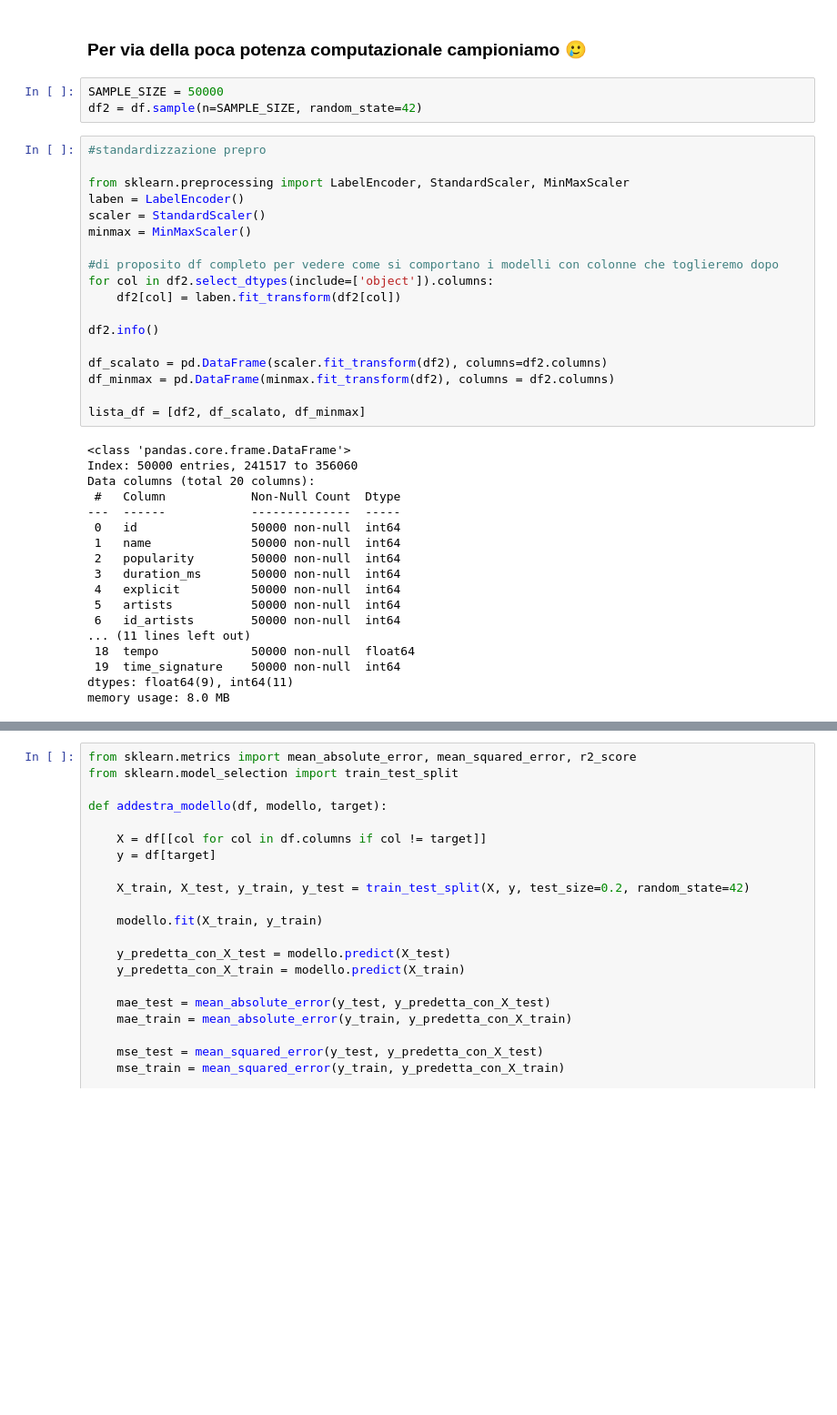
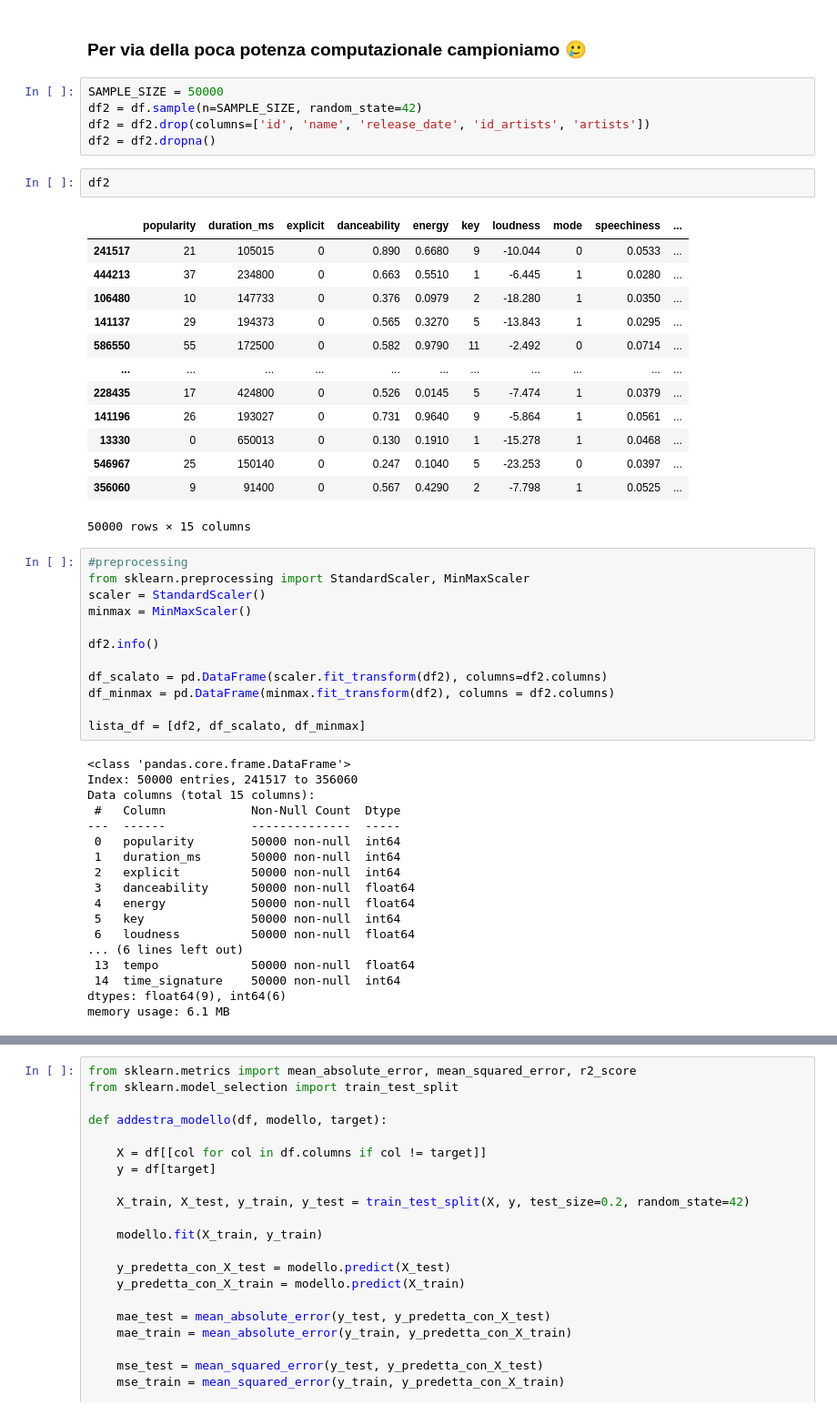
Before and after one commit to raffaeleciccarone/machine_learning_project, a Jupyter notebook: spotify_machinelearning_notebok.ipynb, the cells around one changed output, grey strips where cells are left out. Shown at 91% size. Drawn from its saved outputs; the diff is of its cells as text; blank space fills up the shorter version.

```diff
--- a/spotify_machinelearning_notebok.ipynb
+++ b/spotify_machinelearning_notebok.ipynb
@@ -32,17 +32,29 @@ memory usage: 89.5+ MB
 # %%
 SAMPLE_SIZE = 50000
 df2 = df.sample(n=SAMPLE_SIZE, random_state=42)
+df2 = df2.drop(columns=['id', 'name', 'release_date', 'id_artists', 'artists'])
+df2 = df2.dropna()
+# %%
+df2
+# %% [output]
+|  | popularity | duration_ms | explicit | danceability | energy | key | loudness | mode | speechiness | ... |
+| 241517 | 21 | 105015 | 0 | 0.890 | 0.6680 | 9 | -10.044 | 0 | 0.0533 | ... |
+| 444213 | 37 | 234800 | 0 | 0.663 | 0.5510 | 1 | -6.445 | 1 | 0.0280 | ... |
+| 106480 | 10 | 147733 | 0 | 0.376 | 0.0979 | 2 | -18.280 | 1 | 0.0350 | ... |
+| 141137 | 29 | 194373 | 0 | 0.565 | 0.3270 | 5 | -13.843 | 1 | 0.0295 | ... |
+| 586550 | 55 | 172500 | 0 | 0.582 | 0.9790 | 11 | -2.492 | 0 | 0.0714 | ... |
+| ... | ... | ... | ... | ... | ... | ... | ... | ... | ... | ... |
+| 228435 | 17 | 424800 | 0 | 0.526 | 0.0145 | 5 | -7.474 | 1 | 0.0379 | ... |
+| 141196 | 26 | 193027 | 0 | 0.731 | 0.9640 | 9 | -5.864 | 1 | 0.0561 | ... |
+| 13330 | 0 | 650013 | 0 | 0.130 | 0.1910 | 1 | -15.278 | 1 | 0.0468 | ... |
+| 546967 | 25 | 150140 | 0 | 0.247 | 0.1040 | 5 | -23.253 | 0 | 0.0397 | ... |
+| 356060 | 9 | 91400 | 0 | 0.567 | 0.4290 | 2 | -7.798 | 1 | 0.0525 | ... |
+50000 rows × 15 columns
 # %%
-#standardizzazione prepro
-
-from sklearn.preprocessing import LabelEncoder, StandardScaler, MinMaxScaler
-laben = LabelEncoder()
+#preprocessing
+from sklearn.preprocessing import StandardScaler, MinMaxScaler
 scaler = StandardScaler()
 minmax = MinMaxScaler()
-
-#di proposito df completo per vedere come si comportano i modelli con colonne che toglieremo dopo
-for col in df2.select_dtypes(include=['object']).columns:
-    df2[col] = laben.fit_transform(df2[col])
 
 df2.info()
 
@@ -53,21 +65,21 @@ lista_df = [df2, df_scalato, df_minmax]
 # %% [output]
 <class 'pandas.core.frame.DataFrame'>
 Index: 50000 entries, 241517 to 356060
-Data columns (total 20 columns):
+Data columns (total 15 columns):
  #   Column            Non-Null Count  Dtype
 ---  ------            --------------  -----
- 0   id                50000 non-null  int64
- 1   name              50000 non-null  int64
- 2   popularity        50000 non-null  int64
- 3   duration_ms       50000 non-null  int64
- 4   explicit          50000 non-null  int64
- 5   artists           50000 non-null  int64
- 6   id_artists        50000 non-null  int64
-... (11 lines left out)
- 18  tempo             50000 non-null  float64
- 19  time_signature    50000 non-null  int64
-dtypes: float64(9), int64(11)
-memory usage: 8.0 MB
+ 0   popularity        50000 non-null  int64
+ 1   duration_ms       50000 non-null  int64
+ 2   explicit          50000 non-null  int64
+ 3   danceability      50000 non-null  float64
+ 4   energy            50000 non-null  float64
+ 5   key               50000 non-null  int64
+ 6   loudness          50000 non-null  float64
+... (6 lines left out)
+ 13  tempo             50000 non-null  float64
+ 14  time_signature    50000 non-null  int64
+dtypes: float64(9), int64(6)
+memory usage: 6.1 MB
 # %%
 fig, ax = plt.subplots(figsize=(18,18))
 
```
Also changed, not shown: parts of 12 cells of this notebook, 2 other files.
